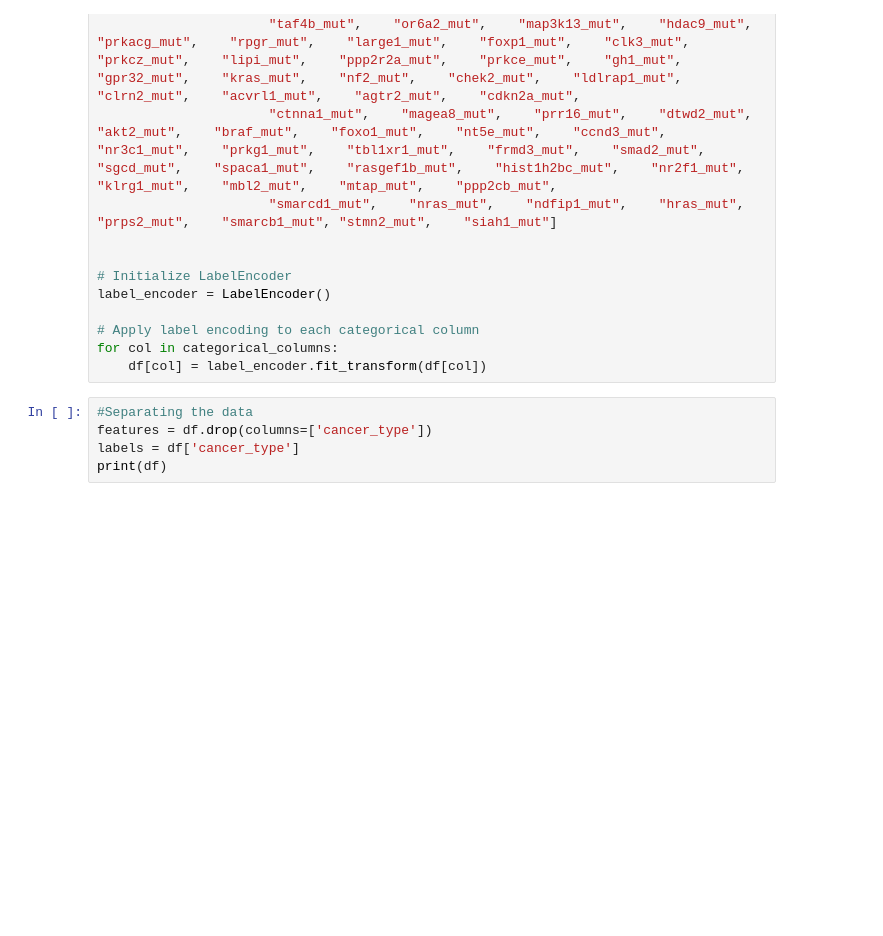
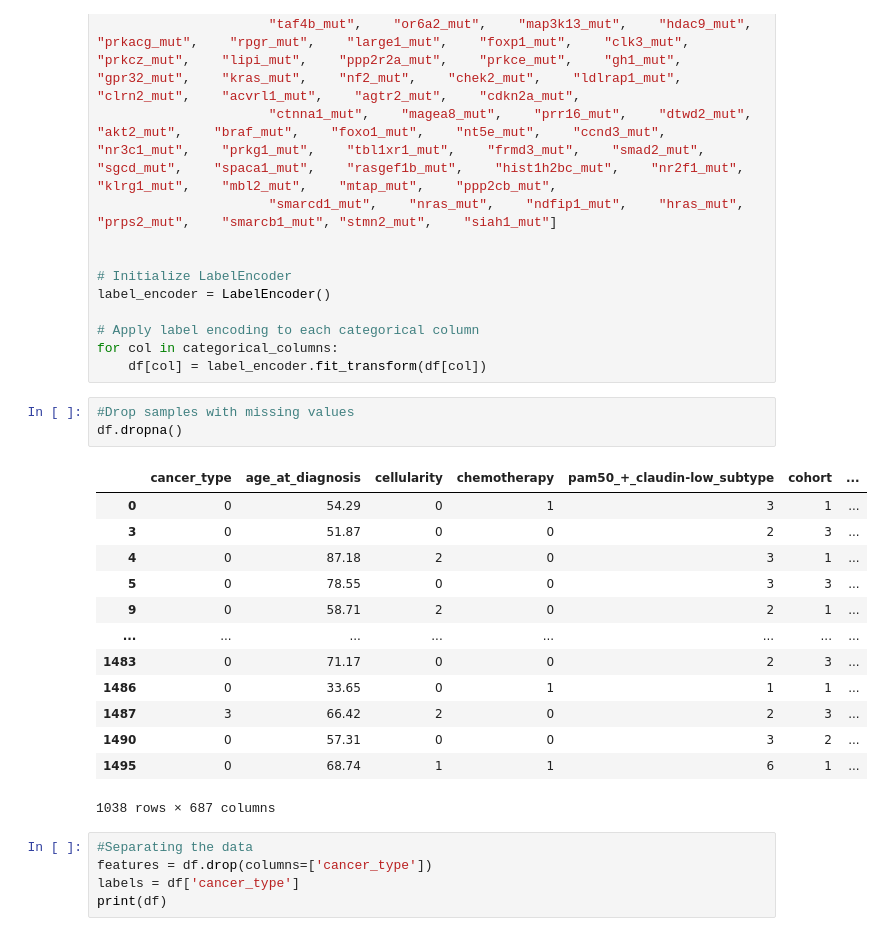
Before and after one commit to momox369/Breast-Cancer-Classification-Model, a Jupyter notebook: breast_cancer_classification_model.ipynb, the cells around one changed output. Drawn from its saved outputs; the diff is of its cells as text; blank space fills up the shorter version.

```diff
--- a/breast_cancer_classification_model.ipynb
+++ b/breast_cancer_classification_model.ipynb
@@ -77,6 +77,23 @@ label_encoder = LabelEncoder()
 # Apply label encoding to each categorical column
 for col in categorical_columns:
     df[col] = label_encoder.fit_transform(df[col])
+# %%
+#Drop samples with missing values
+df.dropna()
+# %% [output]
+|  | cancer_type | age_at_diagnosis | cellularity | chemotherapy | pam50_+_claudin-low_subtype | cohort | ... |
+| 0 | 0 | 54.29 | 0 | 1 | 3 | 1 | ... |
+| 3 | 0 | 51.87 | 0 | 0 | 2 | 3 | ... |
+| 4 | 0 | 87.18 | 2 | 0 | 3 | 1 | ... |
+| 5 | 0 | 78.55 | 0 | 0 | 3 | 3 | ... |
+| 9 | 0 | 58.71 | 2 | 0 | 2 | 1 | ... |
+| ... | ... | ... | ... | ... | ... | ... | ... |
+| 1483 | 0 | 71.17 | 0 | 0 | 2 | 3 | ... |
+| 1486 | 0 | 33.65 | 0 | 1 | 1 | 1 | ... |
+| 1487 | 3 | 66.42 | 2 | 0 | 2 | 3 | ... |
+| 1490 | 0 | 57.31 | 0 | 0 | 3 | 2 | ... |
+| 1495 | 0 | 68.74 | 1 | 1 | 6 | 1 | ... |
+1038 rows × 687 columns
 # %%
 #Separating the data
 features = df.drop(columns=['cancer_type'])
```
Also changed, not shown: parts of 5 cells of this notebook.
